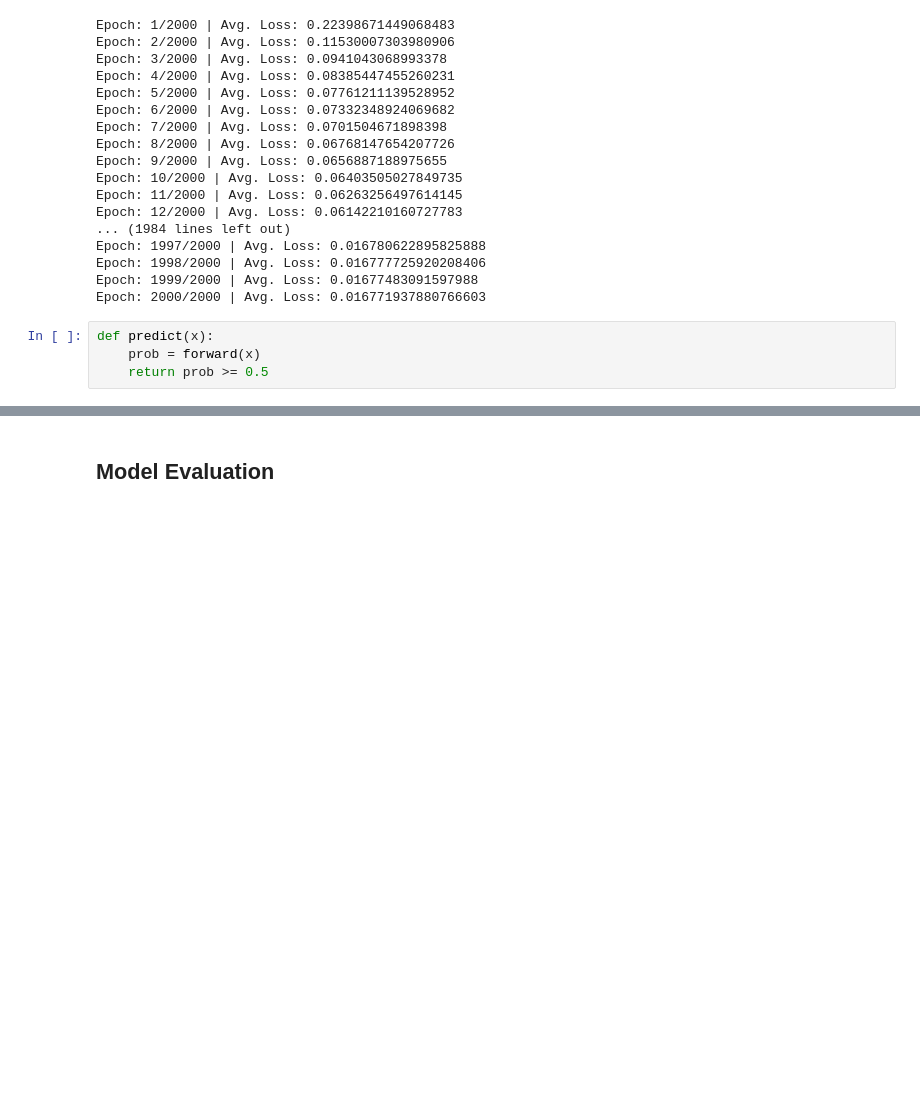
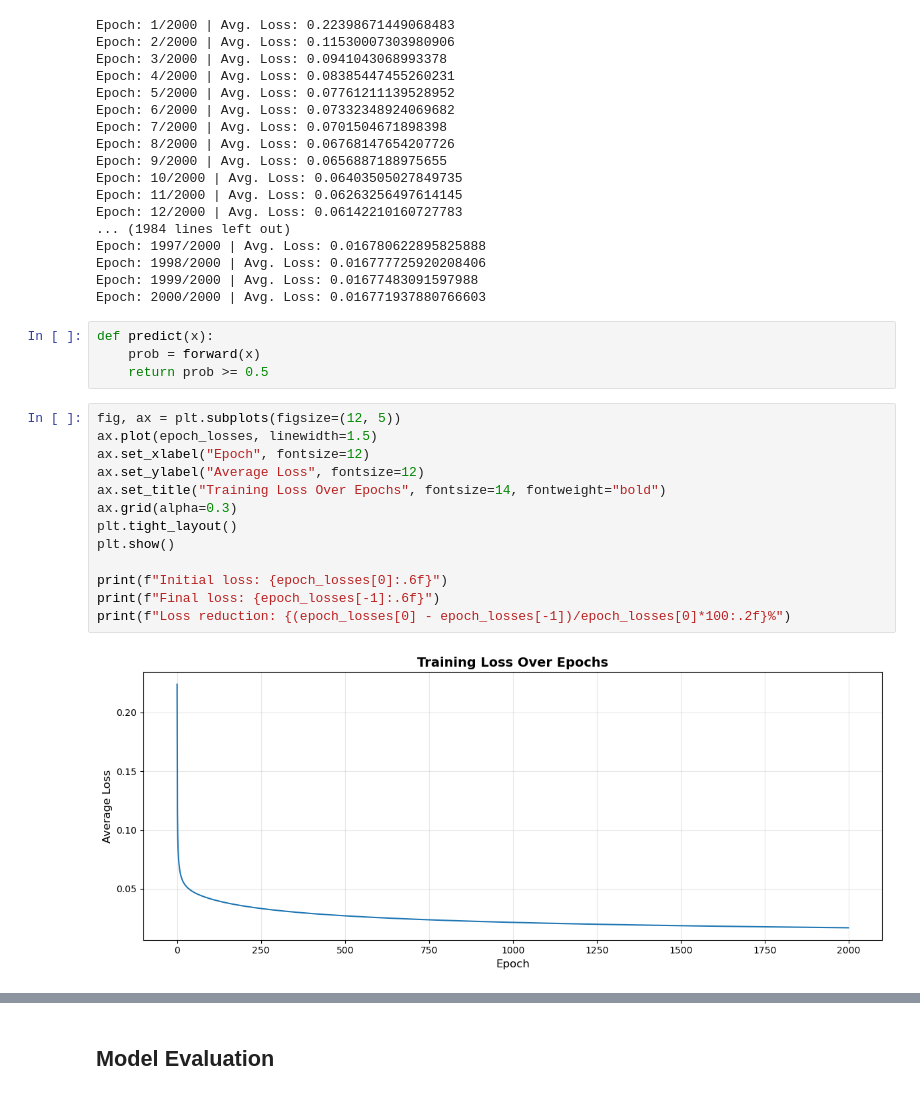
Before and after one commit to danielpederzini/classification-models, a Jupyter notebook: logistic_regression_cancer.ipynb, the cells around one changed output, grey strips where cells are left out. Drawn from its saved outputs; the diff is of its cells as text; blank space fills up the shorter version.

Commit message:
Add Loss x Epoch plot to cancer logistic regression

```diff
--- a/logistic_regression_cancer.ipynb
+++ b/logistic_regression_cancer.ipynb
@@ -200,3 +200,18 @@ Epoch: 2000/2000 | Avg. Loss: 0.016771937880766603
 def predict(x):
     prob = forward(x)
     return prob >= 0.5
+# %%
+fig, ax = plt.subplots(figsize=(12, 5))
+ax.plot(epoch_losses, linewidth=1.5)
+ax.set_xlabel("Epoch", fontsize=12)
+ax.set_ylabel("Average Loss", fontsize=12)
+ax.set_title("Training Loss Over Epochs", fontsize=14, fontweight="bold")
+ax.grid(alpha=0.3)
+plt.tight_layout()
+plt.show()
+
+print(f"Initial loss: {epoch_losses[0]:.6f}")
+print(f"Final loss: {epoch_losses[-1]:.6f}")
+print(f"Loss reduction: {(epoch_losses[0] - epoch_losses[-1])/epoch_losses[0]*100:.2f}%")
+# %% [output]
+[figure, added]
```
Also changed, not shown: parts of 1 cell of this notebook.
